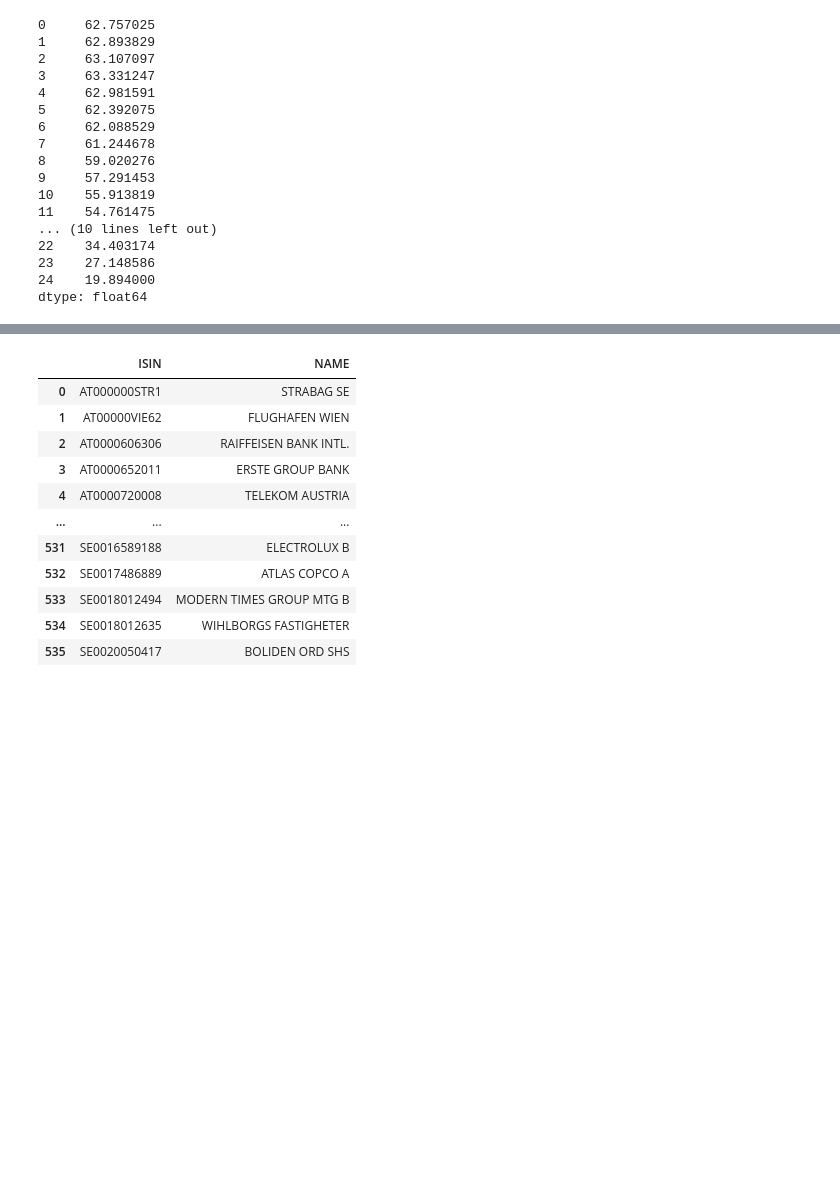
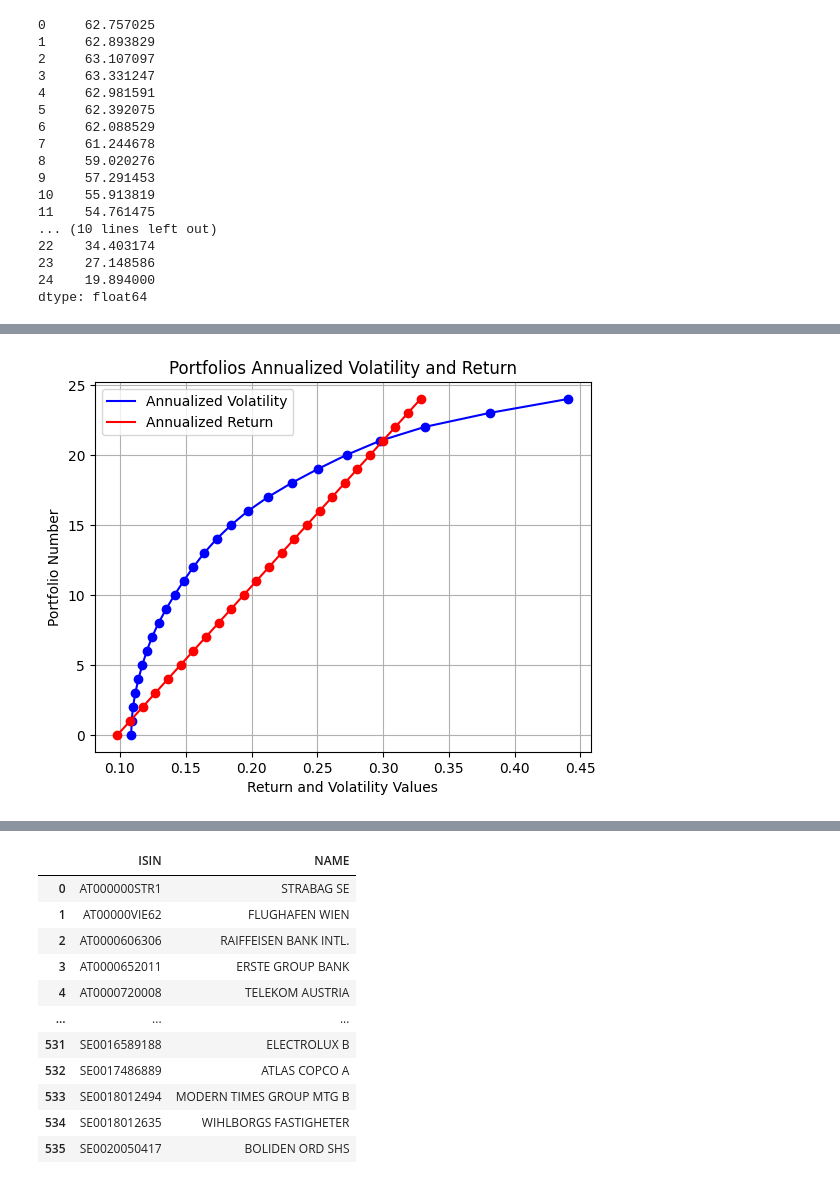
Before and after one commit to BalthazazarDuc/SEF-HW2, a Jupyter notebook: EX1.ipynb, the cells around one changed output, grey strips where cells are left out. Cells and saved outputs as stored; diff of their text form; code cells hidden in the pictures; blank space fills up the shorter version.

```diff
--- a/EX1.ipynb
+++ b/EX1.ipynb
@@ -286,0 +316,25 @@ dtype: float64
+# %%
+df_ret_vol_Escore = pd.concat([df_return_volatility[['Annualized Volatility', 'Annualized Return']], weighted_avrg_EScore], axis=1)
+# %%
+# Extracting data from DataFrame
+portfolio_nb = df_ret_vol_Escore.index
+ann_volatility = df_ret_vol_Escore['Annualized Volatility']
+ann_return = df_ret_vol_Escore['Annualized Return']
+
+# Plot the data
+plt.plot(ann_volatility, portfolio_nb, 'b-', label='Annualized Volatility')  # Line
+plt.plot(ann_volatility, portfolio_nb, 'bo')  # Dots
+plt.plot(ann_return, portfolio_nb, 'r-', label='Annualized Return')  # Line
+plt.plot(ann_return, portfolio_nb, 'ro')  # Dots
+
+# Add labels and title
+plt.xlabel('Return and Volatility Values')
+plt.ylabel('Portfolio Number')
+plt.title('Portfolios Annualized Volatility and Return')
+plt.legend()
+
+# Show the plot
+plt.grid(True)
+plt.show()
+# %% [output]
+[figure, added]
```
Also changed, not shown: parts of 15 cells of this notebook.
